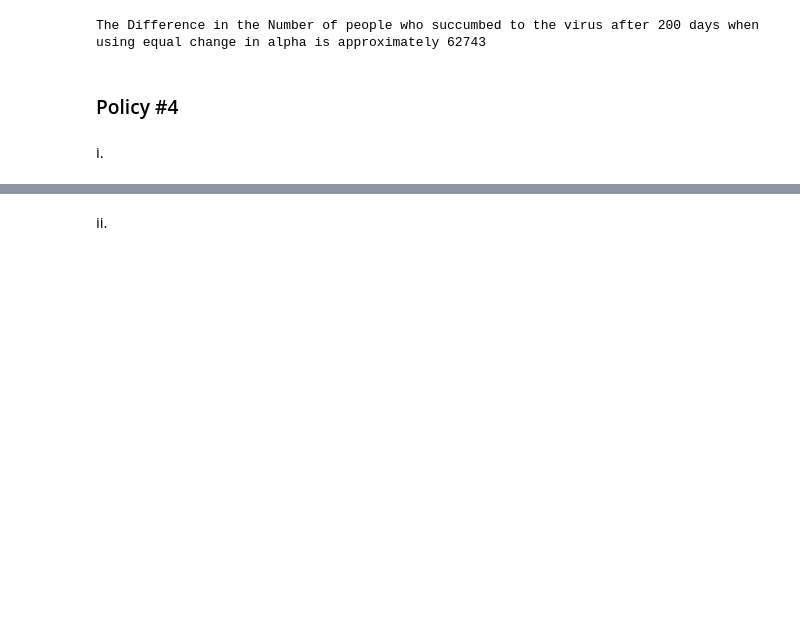
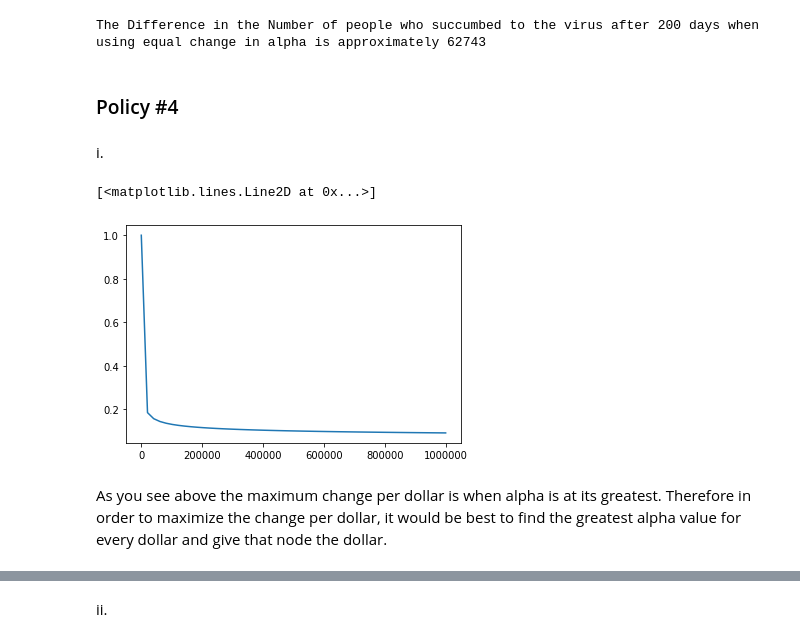
Before and after one commit to rtora/Monitoring-COVID-19-Infections-through-Wastewater-Surveillance, a Jupyter notebook: Part2.ipynb, the cells around one changed output, grey strips where cells are left out. Drawn from its saved outputs; the diff is of its cells as text; code cells hidden in the pictures; blank space fills up the shorter version.

```diff
--- a/Part2.ipynb
+++ b/Part2.ipynb
@@ -281,6 +284,14 @@ The Difference in the Number of people who succumbed to the virus after 200 days
 ### Policy #4
 # %% [markdown]
 i.
+# %%
+x = np.linspace(0,1000000)
+plt.plot(x, g(x))
+# %% [output]
+[<matplotlib.lines.Line2D at 0x...>]
+[figure, added]
+# %% [markdown]
+As you see above the maximum change per dollar is when alpha is at its greatest. Therefore in order to maximize the change per dollar, it would be best to find the greatest alpha value for every dollar and give that node the dollar.
 # %%
 #maximize the minimization of alpha per dollar
 #in order to find the maximum change in alpha we need to find the maximum alpha values
```
Also changed, not shown: parts of 46 cells of this notebook, 2 other files.
